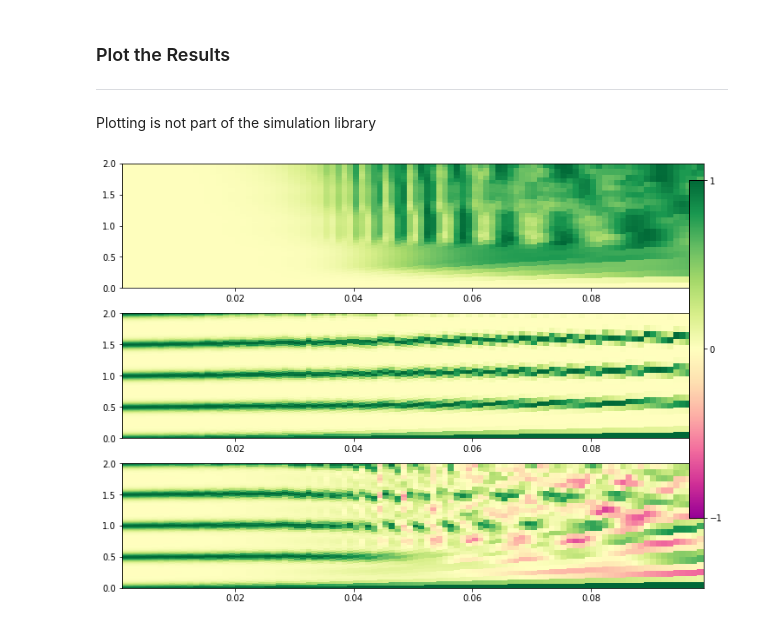
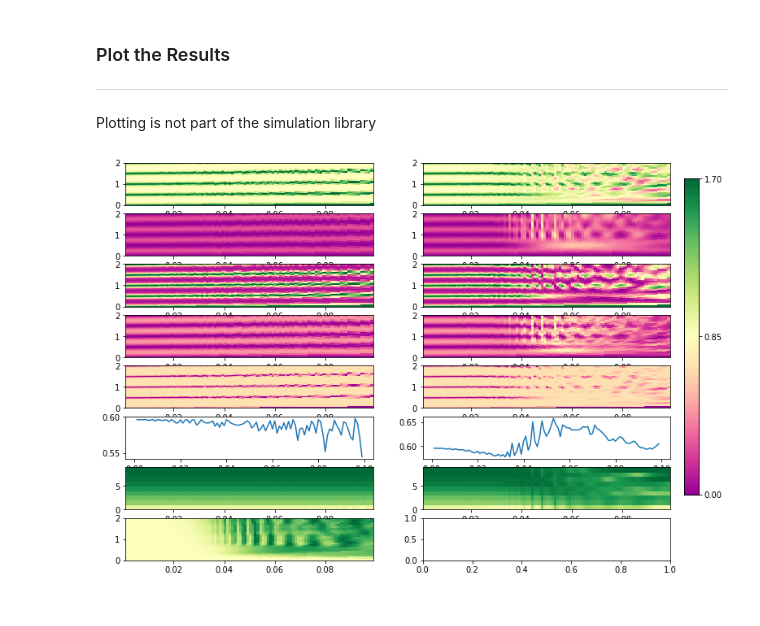
Before and after one commit to CirQuS-UTS/QuanGuru, a Jupyter notebook: Demos/DQRS.ipynb, the cells around one changed output. Drawn from its saved outputs; the diff is of its cells as text; code cells hidden in the pictures.

```diff
--- a/Demos/DQRS.ipynb
+++ b/Demos/DQRS.ipynb
@@ -75,23 +75,3 @@ cavRabiFreqSweep = qSim.Sweep.createSweep(system=cavRabi, sweepKey='frequency',
 stepSizeSweep = qSim.Sweep.createSweep(system=qSim, sweepKey='stepSize', sweepList=np.arange(0.001,0.1,0.001))
 # %% [markdown]
 ### Define the (run-time) compute
-# %%
-cavParity = parityEXP(cavJC.freeMat)
-
-def expectn(qSim, stateJC, stateRabi):
-
-    #qSim.qRes.results['simFidelity'].append(fidelityKet(stateJC, stateRabi))
-    #qSim.qRes.resultsMethod('simFidelity', fidelityKet(stateJC, stateRabi))
-    qSim.qRes.resultsKeyValList = ['simFidelity', fidelityKet(stateJC, stateRabi)]
-    qSim.qRes.averageKeyVal = ['simFidelityAve', fidelityKet(stateJC, stateRabi)]
-    qSim.qRes.averageKeyVal = ['const', 1]
-
-    #qSim.getResultByName('RabiResults').results['cavParity'].append(expectationKet(cavParity, stateRabi))
-    #qSim.getResultByName('RabiResults').resultsMethod('cavParity', expectationKet(cavParity, stateRabi))
-    qSim.getResultByName('RabiResults').resultsKeyValList = ('cavParity', expectationKet(cavParity, stateRabi))
-
-    #qSim.getResultByName('JCDigitalRabiResults').results['cavParity'].append(expectationKet(cavParity, stateJC))
-    #qSim.getResultByName('JCDigitalRabiResults').resultsMethod('cavParity', expectationKet(cavParity, stateJC))
-    qSim.getResultByName('JCDigitalRabiResults').resultsKeyValList = ('cavParity', expectationKet(cavParity, stateJC))
-
-qSim.compute = expectn
@@ -130,17 +191,38 @@ plotRes(cavRabiFreqSweep.sweepList)
 # %%
 def plotRes(xList = stepSizeSweep.sweepList):
     fig = plt.figure(figsize=(12,9))
-    setC = [0.88, 0.25, 0.02, 0.6]
+    setC = [0.92, 0.25, 0.02, 0.6]
 
-    axGrids = ck.Plotting.Functions.grid(3, 1, fig=fig)
+    axGrids = ck.Plotting.Functions.grid(8, 2, fig=fig)
 
-    ck.Plotting.SimplePlots.colorPlotIreg(xList, qSim.finalTime, qSim.qRes.results['simFidelity'], ax=axGrids[0], gif=fig, setC=setC, mapC='GrYl', maxC=1, minC=0)
-    ck.Plotting.SimplePlots.colorPlotIreg(xList, qSim.finalTime, qSim.getResultByName('RabiResults').results['cavParity'], ax=axGrids[1], gif=fig, setC=setC)
-    ck.Plotting.SimplePlots.colorPlotIreg(xList, qSim.finalTime, qSim.getResultByName('JCDigitalRabiResults').results['cavParity'], ax=axGrids[2], gif=fig, setC=setC)
+    ck.Plotting.SimplePlots.colorPlotIreg(xList, qSim.finalTime, qSim.qRes.results['simFidelity'], ax=axGrids[14], gif=fig, setC=setC, mapC='GrYl', maxC=1, minC=0)
+
+    ck.Plotting.SimplePlots.colorPlotIreg(xList, qSim.finalTime, qSim.getResultByName('RabiResults').results['Cavity Parity'], ax=axGrids[0], gif=fig, setC=setC)
+    ck.Plotting.SimplePlots.colorPlotIreg(xList, qSim.finalTime, qSim.getResultByName('JCDigitalRabiResults').results['Cavity Parity'], ax=axGrids[1], gif=fig, setC=setC)
+
+
+    ck.Plotting.SimplePlots.colorPlotIreg(xList, qSim.finalTime, qSim.getResultByName('RabiResults').results['Photon Number'], ax=axGrids[2], gif=fig, setC=setC, maxC=20, minC=0)
+    ck.Plotting.SimplePlots.colorPlotIreg(xList, qSim.finalTime, qSim.getResultByName('JCDigitalRabiResults').results['Photon Number'], ax=axGrids[3], gif=fig, setC=setC, maxC=20, minC=0)
+
+
+    ck.Plotting.SimplePlots.colorPlotIreg(xList, qSim.finalTime, qSim.getResultByName('RabiResults').results['Fidelity to initial'], ax=axGrids[4], gif=fig, setC=setC, maxC=1, minC=0)
+    ck.Plotting.SimplePlots.colorPlotIreg(xList, qSim.finalTime, qSim.getResultByName('JCDigitalRabiResults').results['Fidelity to initial'], ax=axGrids[5], gif=fig, setC=setC, maxC=1, minC=0)
+
+
+    ck.Plotting.SimplePlots.colorPlotIreg(xList, qSim.finalTime, qSim.getResultByName('RabiResults').results['NPC'], ax=axGrids[6], gif=fig, setC=setC, maxC=20, minC=1)
+    ck.Plotting.SimplePlots.colorPlotIreg(xList, qSim.finalTime, qSim.getResultByName('JCDigitalRabiResults').results['NPC'], ax=axGrids[7], gif=fig, setC=setC, maxC=20, minC=1)
+
+
+    ck.Plotting.SimplePlots.colorPlot(xList, np.arange(0, 10, 1), qSim.getResultByName('RabiResults').results['Fock state populations Ave'], ax=axGrids[12], gif=fig, setC=setC, maxC=0.4, minC=0)
+    ck.Plotting.SimplePlots.colorPlot(xList, np.arange(0, 10, 1), qSim.getResultByName('JCDigitalRabiResults').results['Fock state populations Ave'], ax=axGrids[13], gif=fig, setC=setC, maxC=0.4, minC=0)
+    ck.Plotting.SimplePlots.colorPlotIreg(xList, qSim.finalTime, qSim.getResultByName('RabiResults').results['Qubit entropy'], ax=axGrids[8], gif=fig, setC=setC, maxC=1.7, minC=0)
+    ck.Plotting.SimplePlots.colorPlotIreg(xList, qSim.finalTime, qSim.getResultByName('JCDigitalRabiResults').results['Qubit entropy'], ax=axGrids[9], gif=fig, setC=setC, maxC=1.7, minC=0)
+    axGrids[10].plot(xList, qSim.getResultByName('RabiResults').results['Qubit entropy average'])
+    axGrids[11].plot(xList, qSim.getResultByName('JCDigitalRabiResults').results['Qubit entropy average'])
 
 plotRes()
 # %% [output]
-[figure, old version]
+[figure, new version]
 # %%
 print(len(qSim.qRes.results['simFidelityAve']))
 print(qSim.qRes.results['simFidelityAve'])
```
Also changed, not shown: parts of 8 cells of this notebook, 2 other files.
